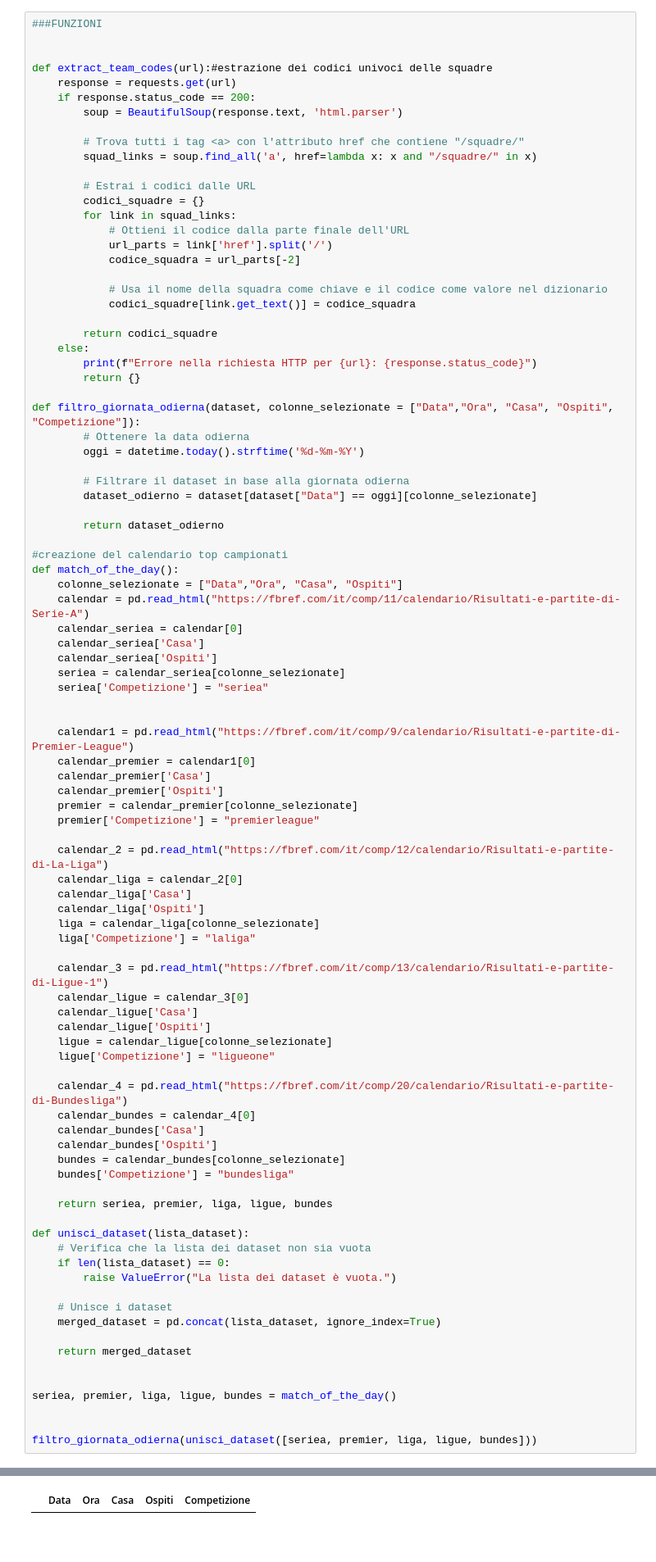
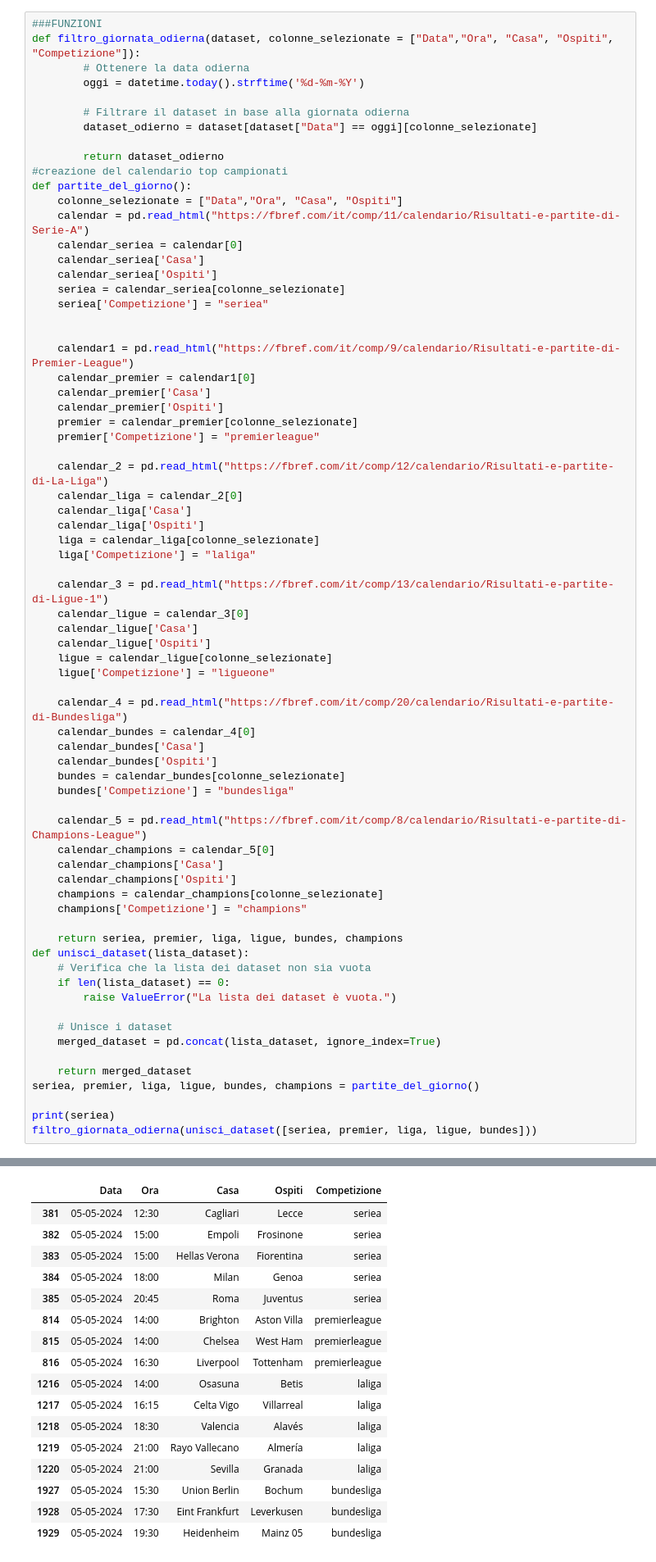
Before and after one commit to lucacefaloni01/footcef, a Jupyter notebook: kenobi.ipynb, the cells around one changed output, grey strips where cells are left out. Shown at 82% size. Cells and saved outputs as stored; diff of their text form; blank space fills up the shorter version.

```diff
--- a/kenobi.ipynb
+++ b/kenobi.ipynb
@@ -8,30 +360,5 @@ import re
 # %%
 ###FUNZIONI
-
-
-def extract_team_codes(url):#estrazione dei codici univoci delle squadre
-    response = requests.get(url)
-    if response.status_code == 200:
-        soup = BeautifulSoup(response.text, 'html.parser')
-
-        # Trova tutti i tag <a> con l'attributo href che contiene "/squadre/"
-        squad_links = soup.find_all('a', href=lambda x: x and "/squadre/" in x)
-
-        # Estrai i codici dalle URL
-        codici_squadre = {}
-        for link in squad_links:
-            # Ottieni il codice dalla parte finale dell'URL
-            url_parts = link['href'].split('/')
-            codice_squadra = url_parts[-2]
-
-            # Usa il nome della squadra come chiave e il codice come valore nel dizionario
-            codici_squadre[link.get_text()] = codice_squadra
-
-        return codici_squadre
-    else:
-        print(f"Errore nella richiesta HTTP per {url}: {response.status_code}")
-        return {}
-
 def filtro_giornata_odierna(dataset, colonne_selezionate = ["Data","Ora", "Casa", "Ospiti", "Competizione"]):
         # Ottenere la data odierna
         oggi = datetime.today().strftime('%d-%m-%Y')
@@ -40,9 +367,8 @@ def filtro_giornata_odierna(dataset, colonne_selezionate = ["Data","Ora", "Casa"
         dataset_odierno = dataset[dataset["Data"] == oggi][colonne_selezionate]
 
         return dataset_odierno
-
 #creazione del calendario top campionati
-def match_of_the_day():
+def partite_del_giorno():
     colonne_selezionate = ["Data","Ora", "Casa", "Ospiti"]
     calendar = pd.read_html("https://fbref.com/it/comp/11/calendario/Risultati-e-partite-di-Serie-A")
     calendar_seriea = calendar[0]
@@ -80,8 +406,14 @@ def match_of_the_day():
     bundes = calendar_bundes[colonne_selezionate]
     bundes['Competizione'] = "bundesliga"
 
-    return seriea, premier, liga, ligue, bundes
+    calendar_5 = pd.read_html("https://fbref.com/it/comp/8/calendario/Risultati-e-partite-di-Champions-League")
+    calendar_champions = calendar_5[0]
+    calendar_champions['Casa']
+    calendar_champions['Ospiti']
+    champions = calendar_champions[colonne_selezionate]
+    champions['Competizione'] = "champions"
 
+    return seriea, premier, liga, ligue, bundes, champions
 def unisci_dataset(lista_dataset):
     # Verifica che la lista dei dataset non sia vuota
     if len(lista_dataset) == 0:
@@ -91,11 +423,9 @@ def unisci_dataset(lista_dataset):
     merged_dataset = pd.concat(lista_dataset, ignore_index=True)
 
     return merged_dataset
+seriea, premier, liga, ligue, bundes, champions = partite_del_giorno()
 
-
-seriea, premier, liga, ligue, bundes = match_of_the_day()
-
-
+print(seriea)
 filtro_giornata_odierna(unisci_dataset([seriea, premier, liga, ligue, bundes]))
 # %% [output]
 A value is trying to be set on a copy of a slice from a DataFrame.
@@ -118 +467,17 @@ See the caveats in the documentation: https://pandas.pydata.org/pandas-docs/stab
 |  | Data | Ora | Casa | Ospiti | Competizione |
+| 381 | 05-05-2024 | 12:30 | Cagliari | Lecce | seriea |
+| 382 | 05-05-2024 | 15:00 | Empoli | Frosinone | seriea |
+| 383 | 05-05-2024 | 15:00 | Hellas Verona | Fiorentina | seriea |
+| 384 | 05-05-2024 | 18:00 | Milan | Genoa | seriea |
+| 385 | 05-05-2024 | 20:45 | Roma | Juventus | seriea |
+| 814 | 05-05-2024 | 14:00 | Brighton | Aston Villa | premierleague |
+| 815 | 05-05-2024 | 14:00 | Chelsea | West Ham | premierleague |
+| 816 | 05-05-2024 | 16:30 | Liverpool | Tottenham | premierleague |
+| 1216 | 05-05-2024 | 14:00 | Osasuna | Betis | laliga |
+| 1217 | 05-05-2024 | 16:15 | Celta Vigo | Villarreal | laliga |
+| 1218 | 05-05-2024 | 18:30 | Valencia | Alavés | laliga |
+| 1219 | 05-05-2024 | 21:00 | Rayo Vallecano | Almería | laliga |
+| 1220 | 05-05-2024 | 21:00 | Sevilla | Granada | laliga |
+| 1927 | 05-05-2024 | 15:30 | Union Berlin | Bochum | bundesliga |
+| 1928 | 05-05-2024 | 17:30 | Eint Frankfurt | Leverkusen | bundesliga |
+| 1929 | 05-05-2024 | 19:30 | Heidenheim | Mainz 05 | bundesliga |
```
Also changed, not shown: parts of 8 cells of this notebook, 2 other files.
